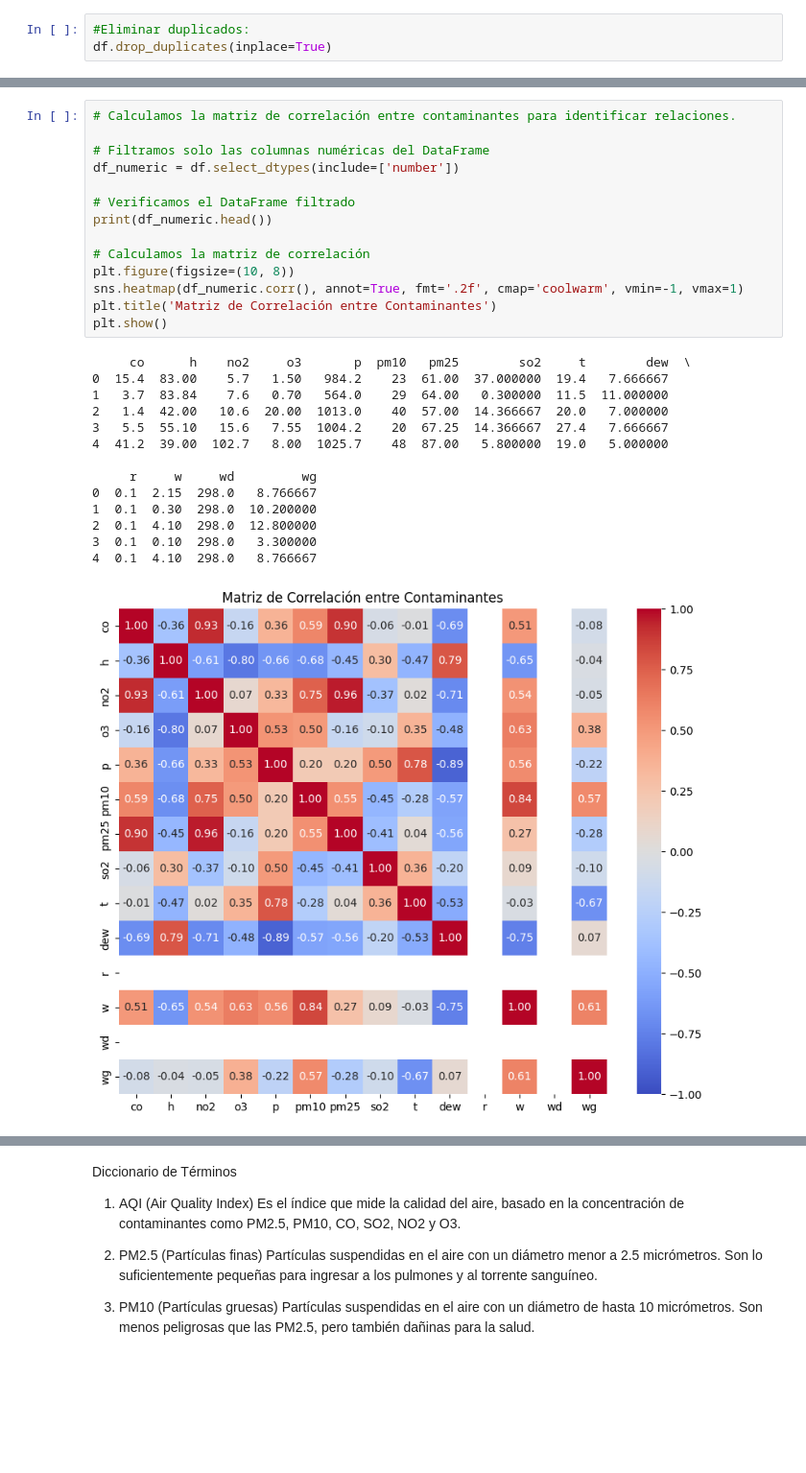
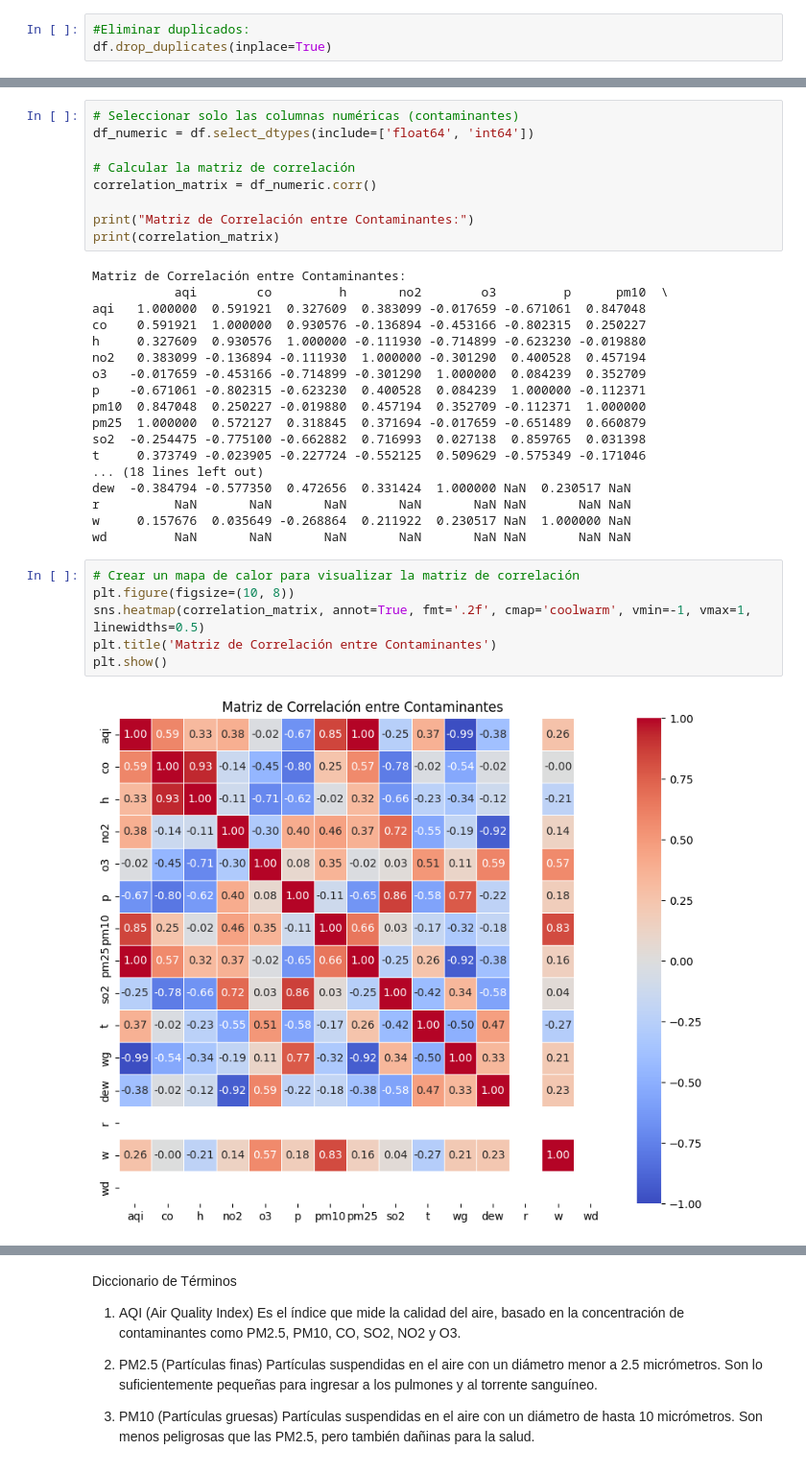
Before and after one commit to jhervacio/Proyecto_ParteI_Hervacio_Jose, a Jupyter notebook: Proyecto_ParteI_Hervacio_Jose.ipynb, the cells around one changed output, grey strips where cells are left out. Shown: that part at 96% size. Saved outputs shown, nothing was run; the diff lists cells and outputs as text; blank space fills up the shorter version.

Commit message:
entregable final

```diff
--- a/Proyecto_ParteI_Hervacio_Jose.ipynb
+++ b/Proyecto_ParteI_Hervacio_Jose.ipynb
@@ -164,29 +401,35 @@ Preguntas a responder por medio de los graficos
+# %%
+# Seleccionar solo las columnas numéricas (contaminantes)
+df_numeric = df.select_dtypes(include=['float64', 'int64'])
+
+# Calcular la matriz de correlación
+correlation_matrix = df_numeric.corr()
+
+print("Matriz de Correlación entre Contaminantes:")
+print(correlation_matrix)
+# %% [output]
+Matriz de Correlación entre Contaminantes:
+           aqi        co         h       no2        o3         p      pm10  \
+aqi   1.000000  0.591921  0.327609  0.383099 -0.017659 -0.671061  0.847048
+co    0.591921  1.000000  0.930576 -0.136894 -0.453166 -0.802315  0.250227
+h     0.327609  0.930576  1.000000 -0.111930 -0.714899 -0.623230 -0.019880
+no2   0.383099 -0.136894 -0.111930  1.000000 -0.301290  0.400528  0.457194
+o3   -0.017659 -0.453166 -0.714899 -0.301290  1.000000  0.084239  0.352709
+p    -0.671061 -0.802315 -0.623230  0.400528  0.084239  1.000000 -0.112371
+pm10  0.847048  0.250227 -0.019880  0.457194  0.352709 -0.112371  1.000000
+pm25  1.000000  0.572127  0.318845  0.371694 -0.017659 -0.651489  0.660879
+so2  -0.254475 -0.775100 -0.662882  0.716993  0.027138  0.859765  0.031398
+t     0.373749 -0.023905 -0.227724 -0.552125  0.509629 -0.575349 -0.171046
+... (18 lines left out)
+dew  -0.384794 -0.577350  0.472656  0.331424  1.000000 NaN  0.230517 NaN
+r          NaN       NaN       NaN       NaN       NaN NaN       NaN NaN
+w     0.157676  0.035649 -0.268864  0.211922  0.230517 NaN  1.000000 NaN
+wd         NaN       NaN       NaN       NaN       NaN NaN       NaN NaN
 # %%
-# Calculamos la matriz de correlación entre contaminantes para identificar relaciones.
-
-# Filtramos solo las columnas numéricas del DataFrame
-df_numeric = df.select_dtypes(include=['number'])
-
-# Verificamos el DataFrame filtrado
-print(df_numeric.head())
-
-# Calculamos la matriz de correlación
+# Crear un mapa de calor para visualizar la matriz de correlación
 plt.figure(figsize=(10, 8))
-sns.heatmap(df_numeric.corr(), annot=True, fmt='.2f', cmap='coolwarm', vmin=-1, vmax=1)
+sns.heatmap(correlation_matrix, annot=True, fmt='.2f', cmap='coolwarm', vmin=-1, vmax=1, linewidths=0.5)
 plt.title('Matriz de Correlación entre Contaminantes')
 plt.show()
 # %% [output]
-     co      h    no2     o3       p  pm10   pm25        so2     t        dew  \
-0  15.4  83.00    5.7   1.50   984.2    23  61.00  37.000000  19.4   7.666667
-1   3.7  83.84    7.6   0.70   564.0    29  64.00   0.300000  11.5  11.000000
-2   1.4  42.00   10.6  20.00  1013.0    40  57.00  14.366667  20.0   7.000000
-3   5.5  55.10   15.6   7.55  1004.2    20  67.25  14.366667  27.4   7.666667
-4  41.2  39.00  102.7   8.00  1025.7    48  87.00   5.800000  19.0   5.000000
-
-     r     w     wd         wg
-0  0.1  2.15  298.0   8.766667
-1  0.1  0.30  298.0  10.200000
-2  0.1  4.10  298.0  12.800000
-3  0.1  0.10  298.0   3.300000
-4  0.1  4.10  298.0   8.766667
-[figure, old version]
+[figure, new version]
```
Also changed, not shown: parts of 51 cells of this notebook, 1 other file.
